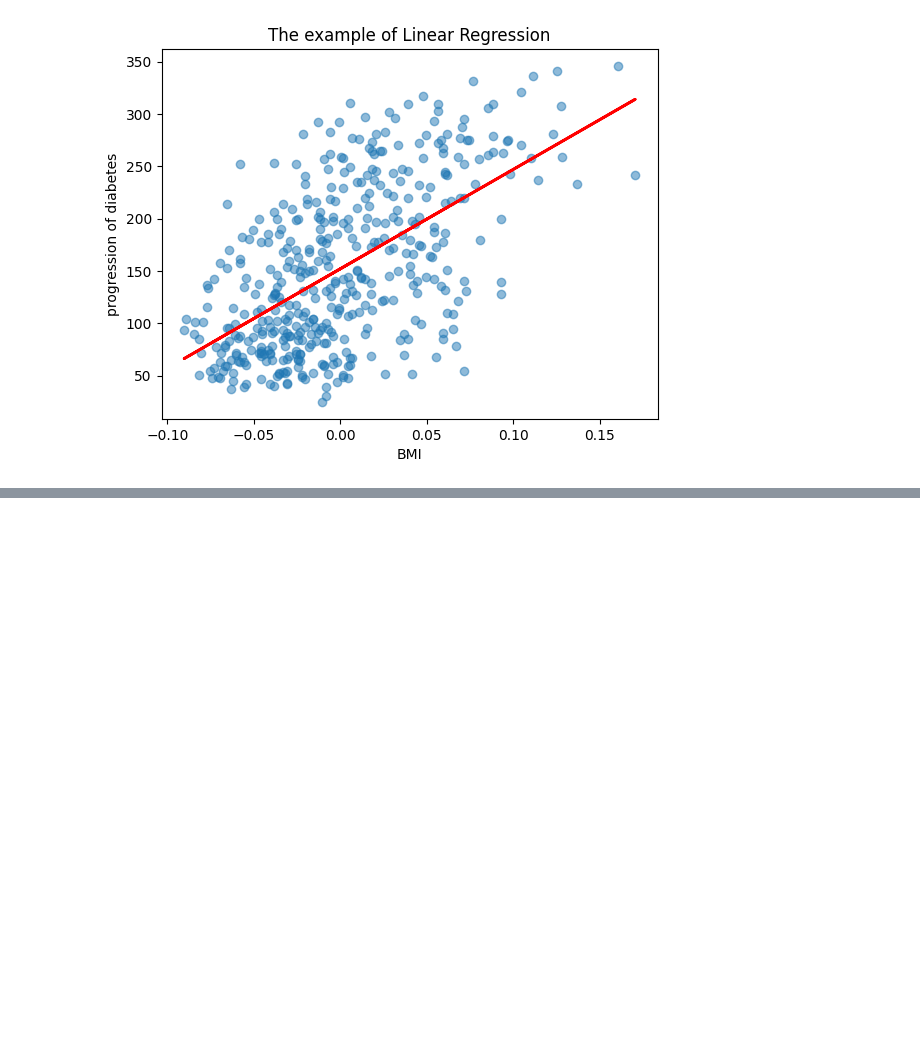
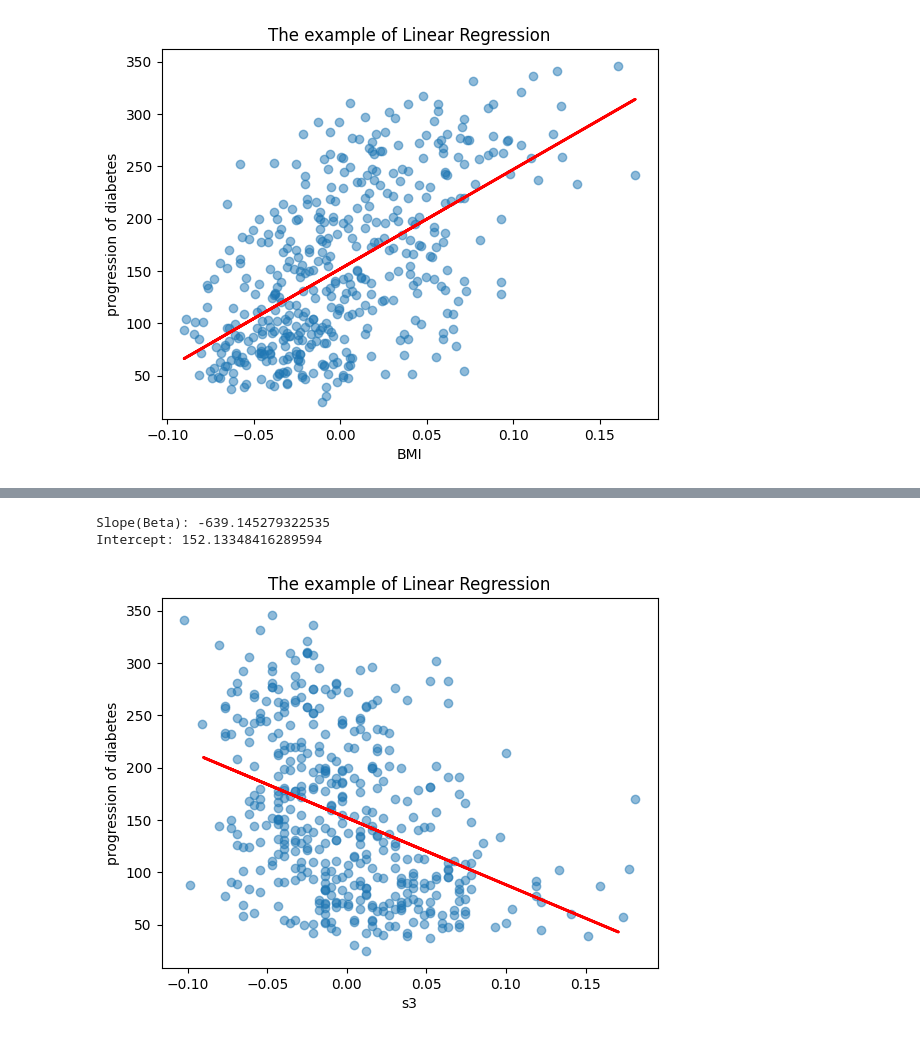
Before and after one commit to yeomseongbin/2025-1-YongMoon-Voluntary, a Jupyter notebook: Day3/linear_regression.ipynb, the cells around one changed output, grey strips where cells are left out. Cells and saved outputs as stored; diff of their text form; code cells hidden in the pictures; blank space fills up the shorter version.

```diff
--- a/Day3/linear_regression.ipynb
+++ b/Day3/linear_regression.ipynb
@@ -112,0 +126,22 @@ plt.show()
+# %%
+# 단순선형회귀 모델 선택 및 훈련
+model = LinearRegression()
+A = A.reshape(-1, 1)  # 1차원 배열을 2차원 배열로 변환
+model.fit(A, b)
+
+# 모델 파라미터 출력
+print("Slope(Beta):", model.coef_[0])
+print("Intercept:", model.intercept_)
+# %% [output]
+Slope(Beta): -639.145279322535
+Intercept: 152.13348416289594
+# %%
+# 시각화
+plt.scatter(A, b, alpha=0.5)
+plt.plot(X, model.predict(X), color='red', linewidth=2)
+plt.xlabel("s3")
+plt.ylabel("progression of diabetes")
+plt.title("The example of Linear Regression")
+plt.show()
+# %% [output]
+[figure, added]
```
Also changed, not shown: parts of 3 cells of this notebook, 1 other file.
